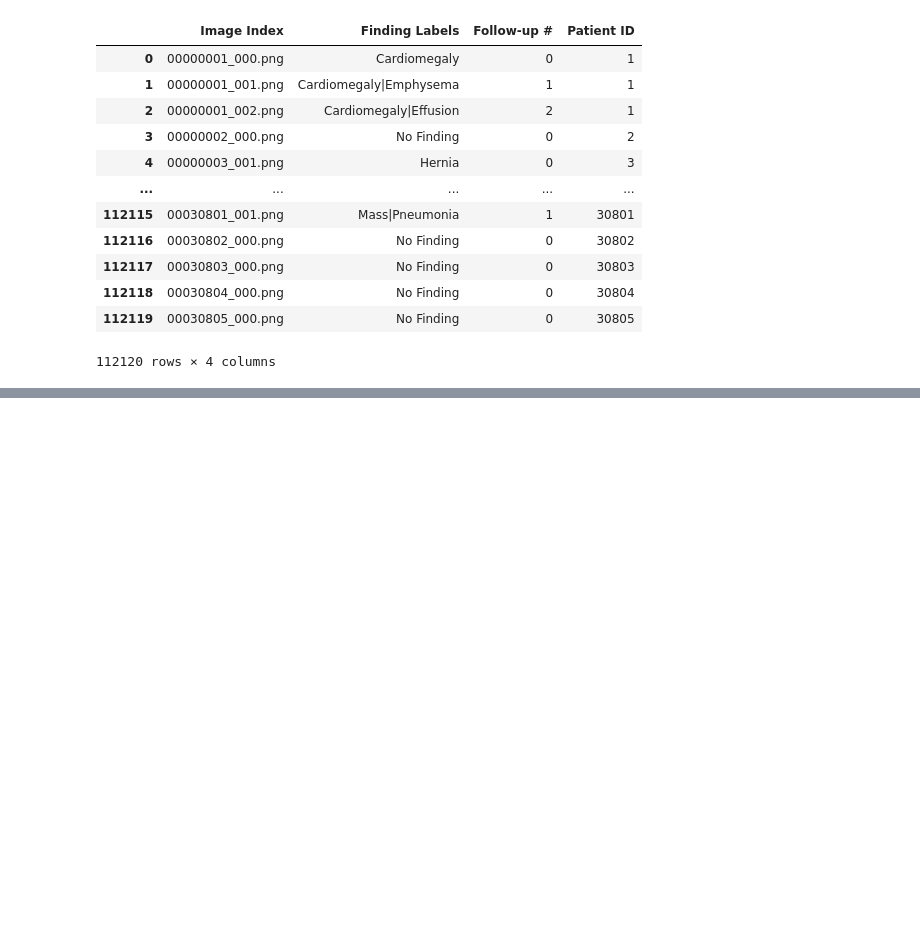
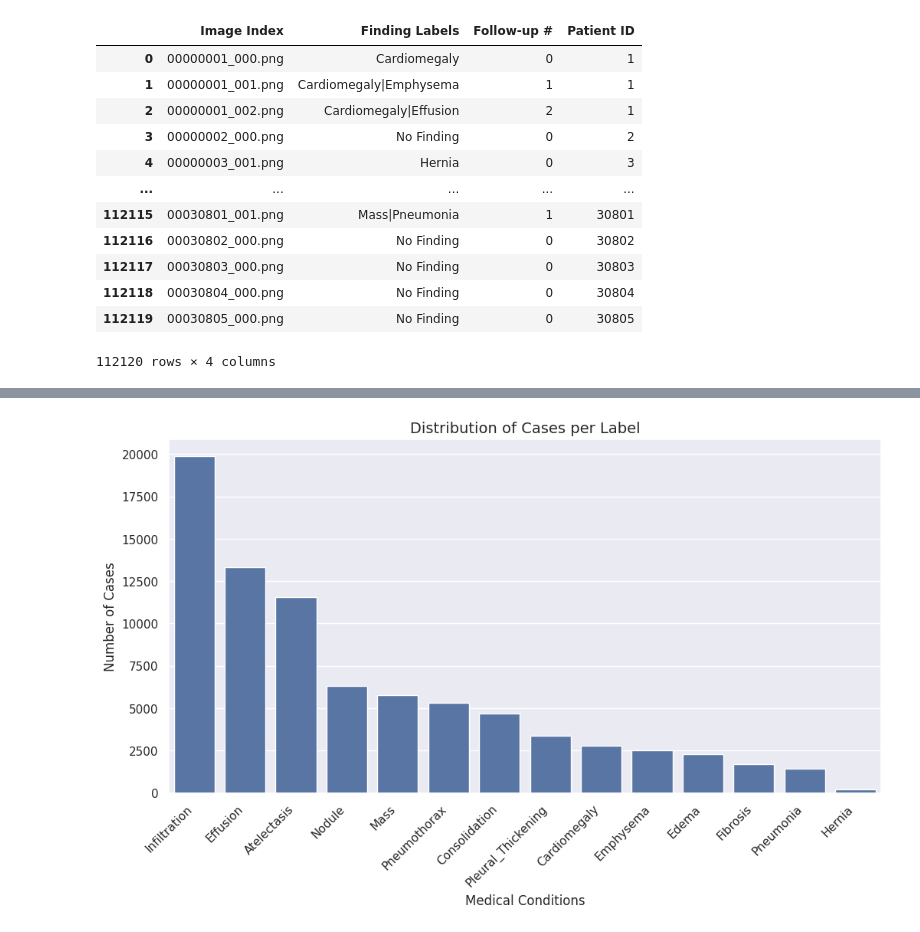
Before and after one commit to osvlandi/AI_for_medicine, a Jupyter notebook: diagnosis/week1-disease-detection/Image_preprocessing_for_AI.ipynb, the cells around one changed output, grey strips where cells are left out. Cells and saved outputs as stored; diff of their text form; code cells hidden in the pictures; blank space fills up the shorter version.

```diff
--- a/diagnosis/week1-disease-detection/Image_preprocessing_for_AI.ipynb
+++ b/diagnosis/week1-disease-detection/Image_preprocessing_for_AI.ipynb
@@ -246,0 +277,6 @@ train_df_one_hot.head()
+# %%
+# Select only the disease columns (ignore Image Index and Patient ID)
+label_counts = train_df_one_hot.drop(columns=['Image Index', 'Patient ID']).sum().sort_values(ascending=False)
+
+# Display the counts
+print(label_counts)
@@ -246,0 +299,12 @@ train_df_one_hot.head()
+# %%
+# Plot the label distribution
+plt.figure(figsize=(12,6))
+sns.barplot(x=label_counts.index, y=label_counts.values)
+
+plt.xticks(rotation=45, ha="right")
+plt.title("Distribution of Cases per Label", fontsize=14)
+plt.ylabel("Number of Cases")
+plt.xlabel("Medical Conditions")
+plt.show()
+# %% [output]
+[figure, added]
```
Also changed, not shown: parts of 19 cells of this notebook.
